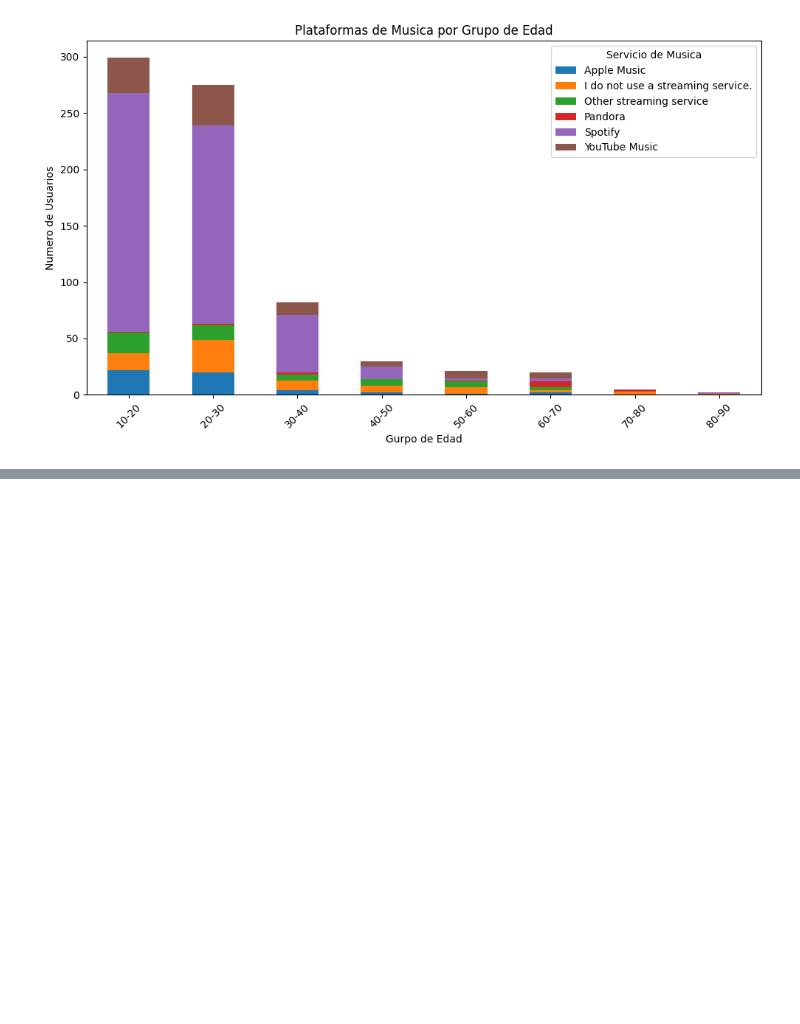
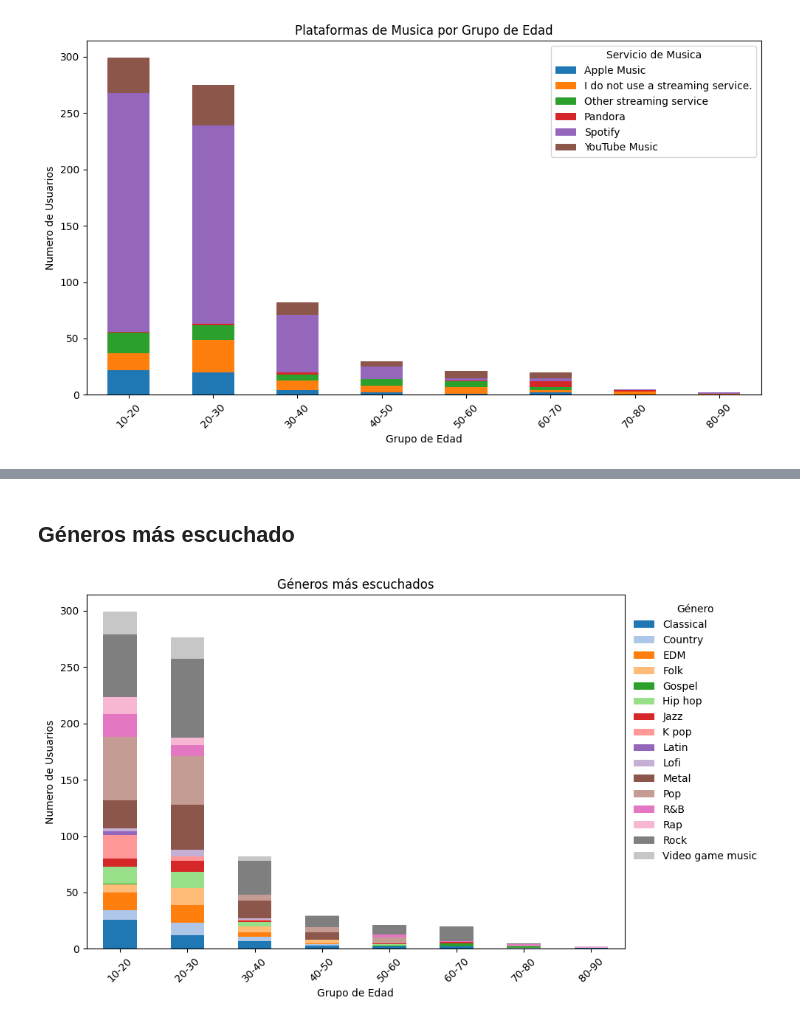
Before and after one commit to daobaa/M14Datasets, a Jupyter notebook: Project.ipynb, the cells around one changed output, grey strips where cells are left out. Drawn from its saved outputs; the diff is of its cells as text; code cells hidden in the pictures; blank space fills up the shorter version.

```diff
--- a/Project.ipynb
+++ b/Project.ipynb
@@ -25,0 +51,25 @@ plt.show()
+# %% [markdown]
+## Géneros más escuchado
+# %%
+from imports import *
+
+bins = [0, 10, 20, 30, 40, 50, 60, 70, 80, 90]
+labels = ["0-10", "10-20", "20-30", "30-40", "40-50", "50-60", "60-70", "70-80", "80-90"]
+df['decada'] = pd.cut(df['Age'], bins=bins, labels=labels, right=False)
+
+colors = plt.cm.tab20.colors
+
+platform_counts = df.groupby(['decada', 'Fav genre'], observed=True).size().unstack()
+
+platform_counts.plot(kind='bar', stacked=True, figsize=(10, 6), color=colors)
+
+plt.title('Géneros más escuchados')
+plt.xlabel('Grupo de Edad')
+plt.ylabel('Numero de Usuarios')
+plt.xticks(rotation=45)
+plt.legend(title='Género', loc='upper left', bbox_to_anchor=(1.0, 1.0), frameon=False)
+plt.tight_layout()
+
+plt.show()
+# %% [output]
+[figure, added]
```
Also changed, not shown: parts of 7 cells of this notebook.
